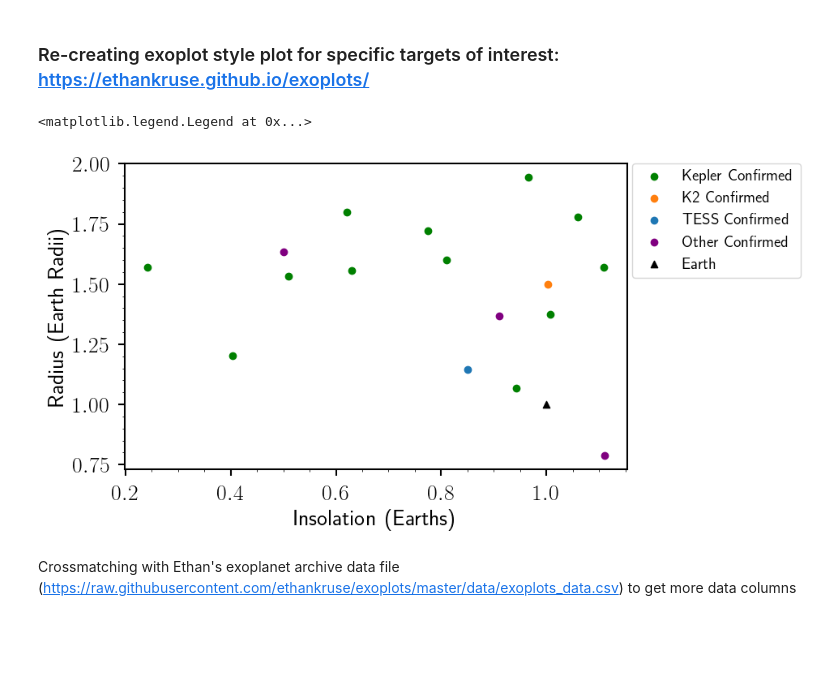
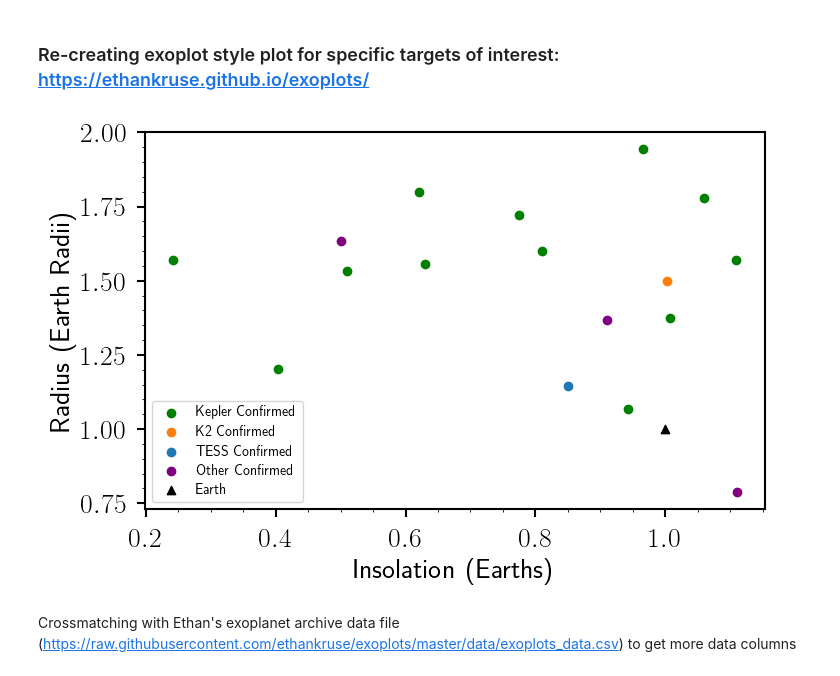
Before and after one commit to lupitatovar/Cool-Worlds, a Jupyter notebook: notebooks/Target List.ipynb, the cells around one changed output. Drawn from its saved outputs; the diff is of its cells as text; code cells hidden in the pictures; blank space fills up the shorter version.

```diff
--- a/notebooks/Target List.ipynb
+++ b/notebooks/Target List.ipynb
@@ -57,20 +57,21 @@ print(len(l1))
 # %%
 #plt.scatter(l1['Insolation'].values,l1['Radius'].values)
 plt.scatter(kepler['Insolation'].values,kepler['Radius'].values,color = 'green', label = "Kepler Confirmed")
 plt.scatter(k2['Insolation'].values,k2['Radius'].values,color = 'C1', label = "K2 Confirmed")
 plt.scatter(tess['Insolation'].values,tess['Radius'].values,color = 'C0', label = "TESS Confirmed")
 plt.scatter(other['Insolation'].values,other['Radius'].values,color = 'purple', label = "Other Confirmed")
 plt.scatter(1,1,color='k',label='Earth',marker="^")
 
 
 plt.xlabel('Insolation (Earths)')
 plt.ylabel('Radius (Earth Radii)')
 plt.tick_params(direction='out',width=1.5,length=6,pad=7)
 plt.minorticks_on()
-plt.legend(bbox_to_anchor=(1.01, 1), loc='upper left', borderaxespad=0.,fontsize=14)
+plt.legend(loc='lower left',fontsize=10)
+
+#plt.savefig('21_targets.pdf',bbox_inches='tight')
 # %% [output]
-<matplotlib.legend.Legend at 0x...>
-[figure, old version]
+[figure, new version]
 # %% [markdown]
 Crossmatching with Ethan's exoplanet archive data file (https://raw.githubusercontent.com/ethankruse/exoplots/master/data/exoplots_data.csv) to get more data columns
 # %%
```
Also changed, not shown: parts of 28 cells of this notebook, 11 other files.
